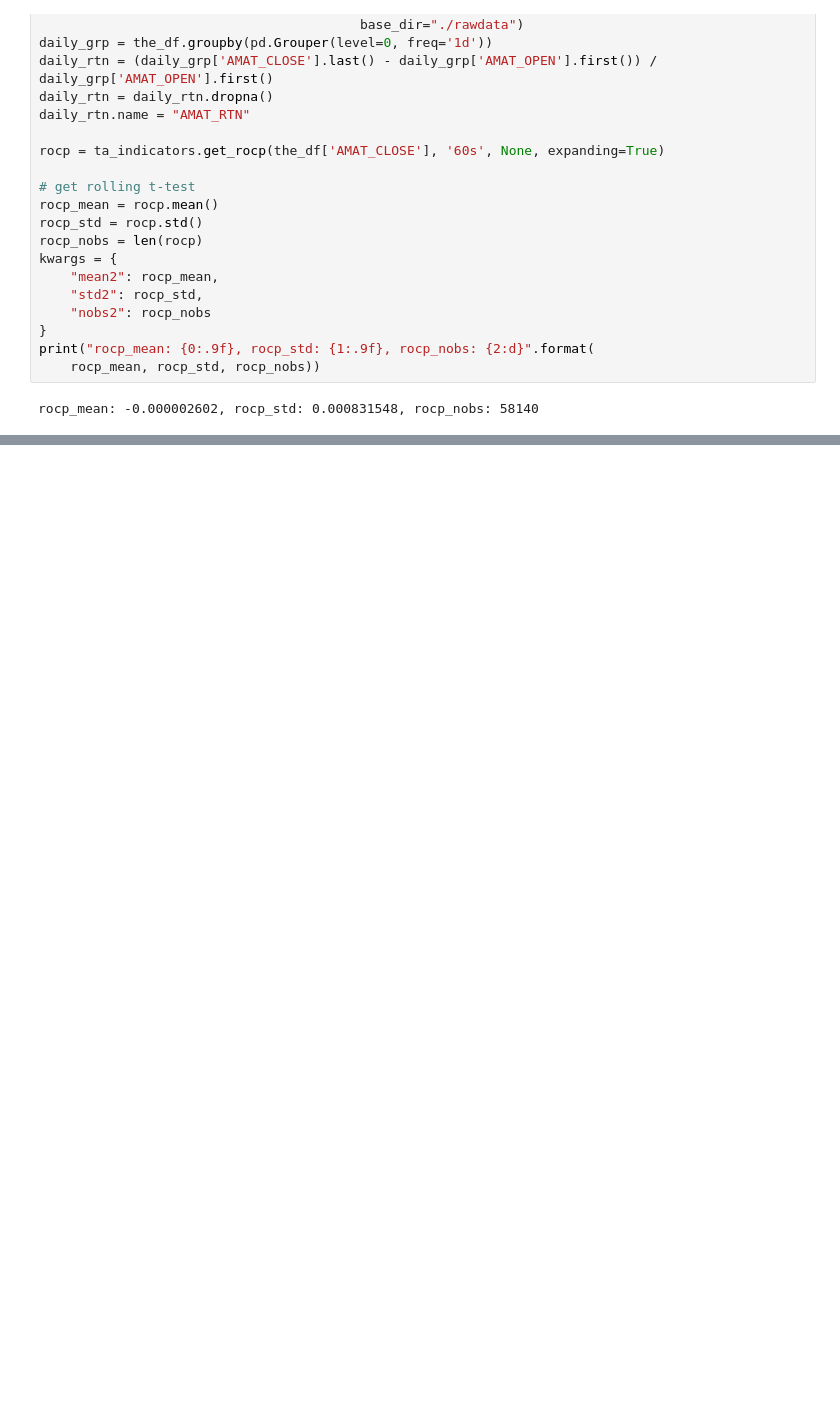
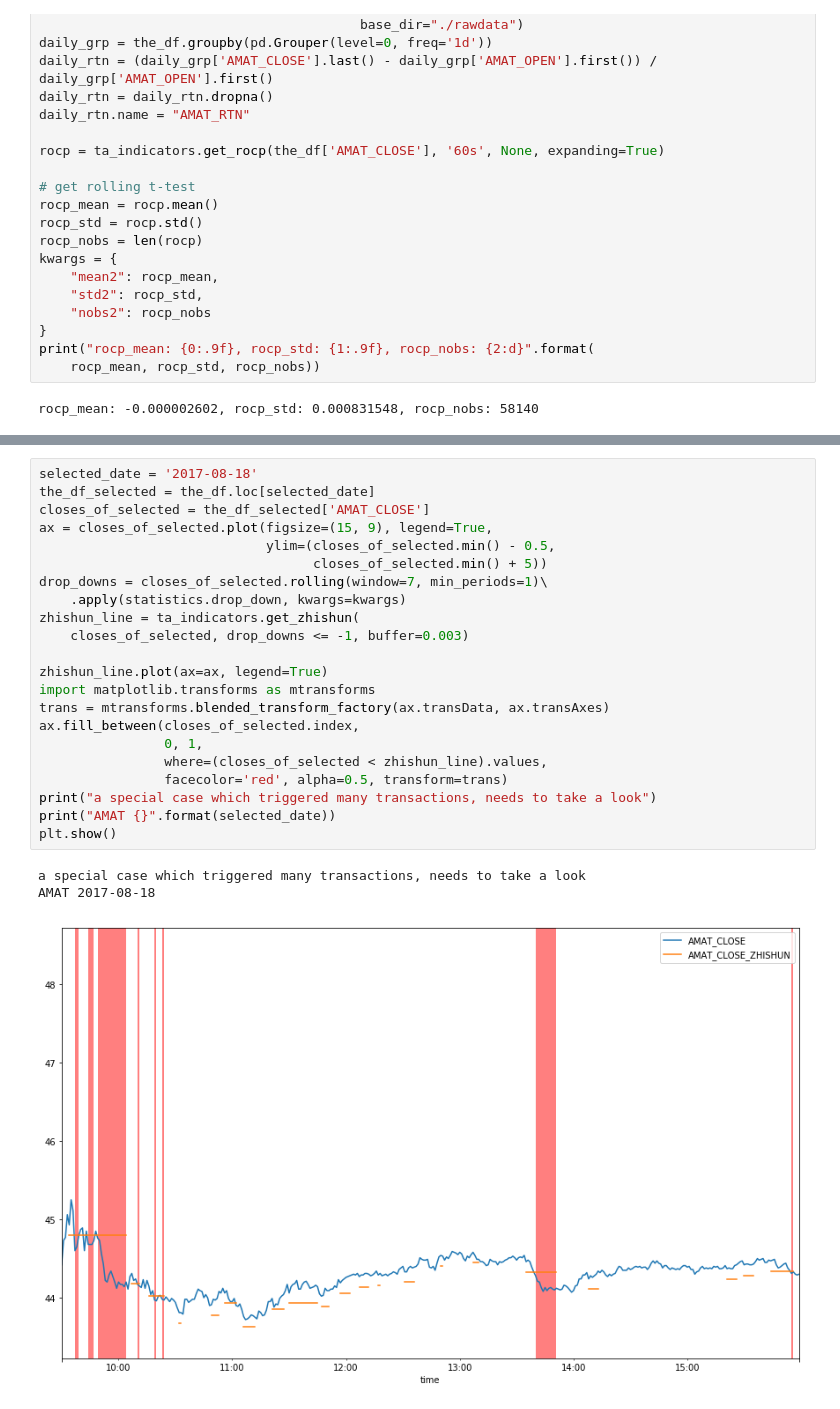
Before and after one commit to bovetliu/udacity_p_f, a Jupyter notebook: src/analytic/notebooks/avoid_slump.ipynb, the cells around one changed output, grey strips where cells are left out. Saved outputs shown, nothing was run; the diff lists cells and outputs as text; blank space fills up the shorter version.

Commit message:
found transaction cost high at 2017-08-18

```diff
--- a/src/analytic/notebooks/avoid_slump.ipynb
+++ b/src/analytic/notebooks/avoid_slump.ipynb
@@ -84,0 +105,26 @@ plt.show()
+# %%
+selected_date = '2017-08-18'
+the_df_selected = the_df.loc[selected_date]
+closes_of_selected = the_df_selected['AMAT_CLOSE']
+ax = closes_of_selected.plot(figsize=(15, 9), legend=True,
+                             ylim=(closes_of_selected.min() - 0.5,
+                                   closes_of_selected.min() + 5))
+drop_downs = closes_of_selected.rolling(window=7, min_periods=1)\
+    .apply(statistics.drop_down, kwargs=kwargs)
+zhishun_line = ta_indicators.get_zhishun(
+    closes_of_selected, drop_downs <= -1, buffer=0.003)
+
+zhishun_line.plot(ax=ax, legend=True)
+import matplotlib.transforms as mtransforms
+trans = mtransforms.blended_transform_factory(ax.transData, ax.transAxes)
+ax.fill_between(closes_of_selected.index,
+                0, 1,
+                where=(closes_of_selected < zhishun_line).values,
+                facecolor='red', alpha=0.5, transform=trans)
+print("a special case which triggered many transactions, needs to take a look")
+print("AMAT {}".format(selected_date))
+plt.show()
+# %% [output]
+a special case which triggered many transactions, needs to take a look
+AMAT 2017-08-18
+[figure, added]
```
Also changed, not shown: parts of 6 cells of this notebook, 4 other files.
